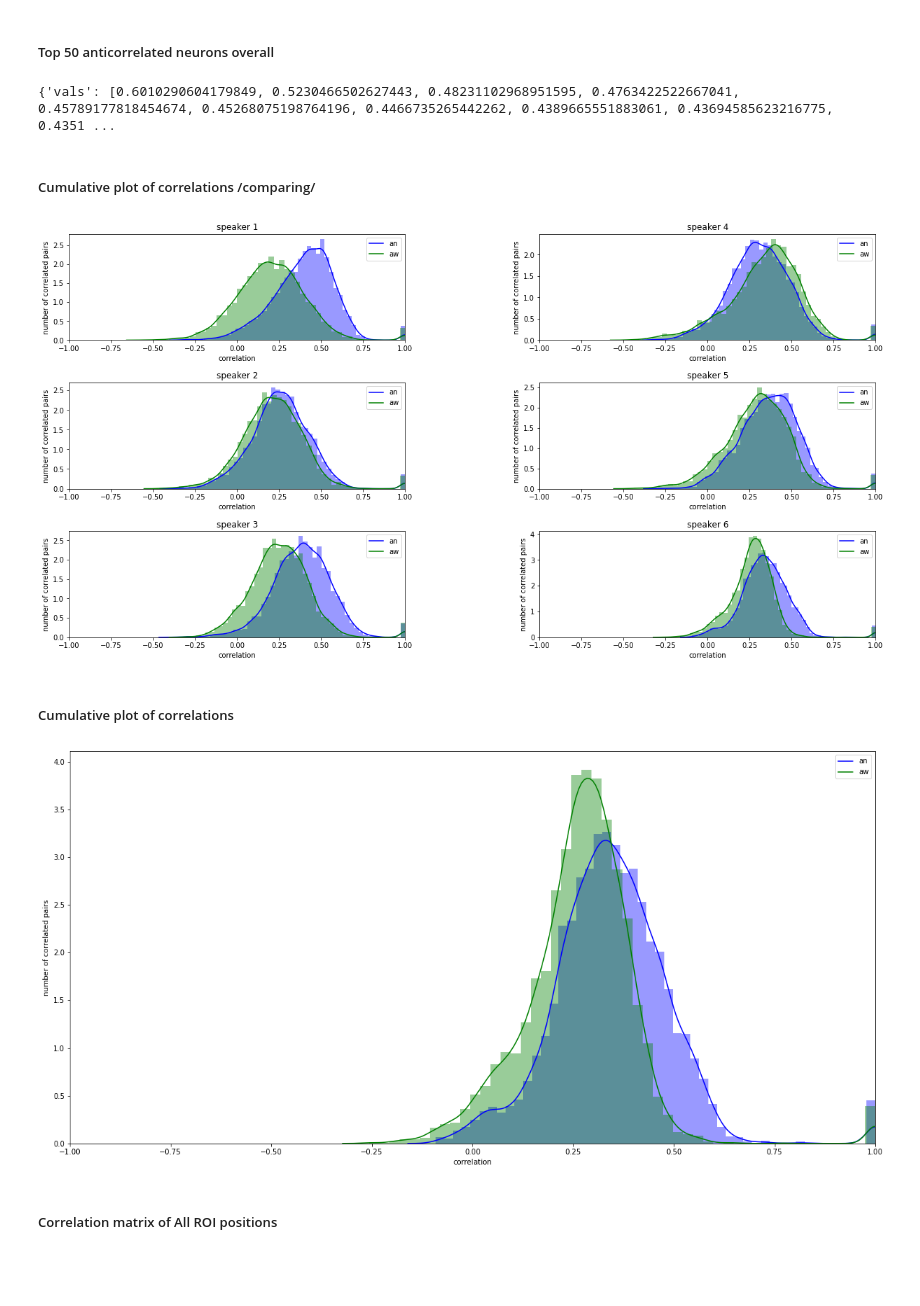
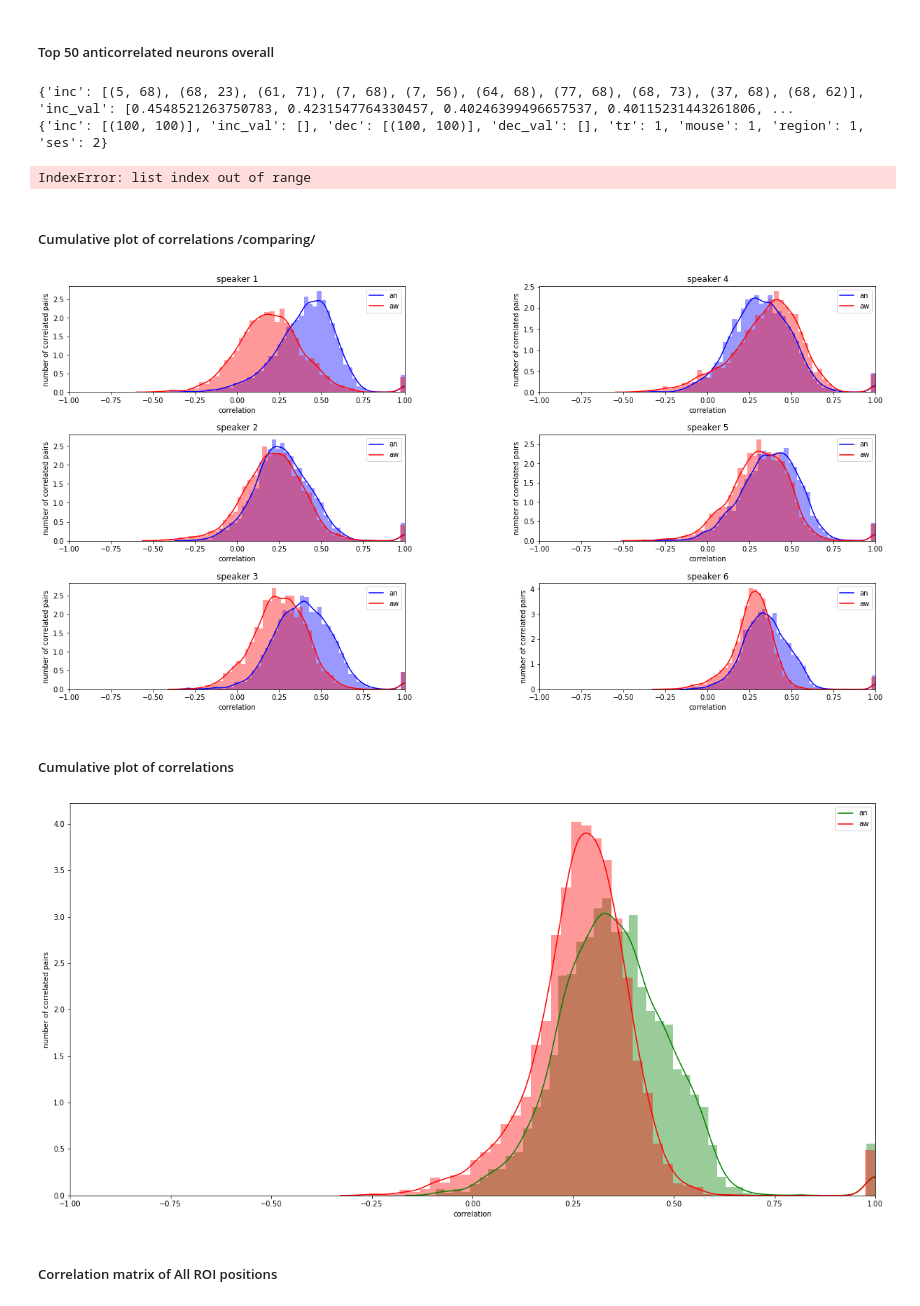
Before and after one commit to nedeljkovicmajaa/LMU_neuroscience, a Jupyter notebook: noise_correlation.ipynb, the cells around one changed output. Cells and saved outputs as stored; diff of their text form; code cells hidden in the pictures; blank space fills up the shorter version.

```diff
--- a/noise_correlation.ipynb
+++ b/noise_correlation.ipynb
@@ -97,22 +125,23 @@ for trial in range(1,len(index)):
 
     for sesion in range(4):
 
-        f,(ax1,ax2) = plt.subplots(1,2,sharey=False,figsize=(40, 20))
+        f,ax = plt.subplots(sharey=False,figsize=(40, 20))
 
         #choose session
         dat_sean = dat_stan[:, sesion, :, :]
         dat_seaw = dat_staw[:, sesion, :, :]
 
         #make dict to convert to dataframe
-        dat_df_an, dat_df_aw = make_dict(dat_sean, dat_seaw)
+        dat_df_an, dat_df_aw = make_dict(index, trial, lista[sesion], dat_sean, dat_seaw)
 
         #exclude the rows/columns which index is not in the other dataframe
         df_corr_an, df_corr_aw = exclude_nan(dat_df_an, dat_df_aw)
 
         #plot the correlation matrix
-        sns.heatmap(df_corr_an, vmax=1, vmin=-1, ax=ax1)
-        sns.heatmap(df_corr_aw, vmax=1, vmin=-1, ax=ax2)
+        sns.heatmap(df_corr_an, vmax=1, vmin=-1, center=0)
 
-        break
+        #sns.heatmap(df_corr_aw, vmax=1, vmin=-1, ax=ax2)
+        #print(pd.DataFrame(np.corrcoef(np.hstack((np.matrix(dat_df_an), np.matrix(dat_df_aw))),rowvar=False)[0,1:]))
+
     break
 # %% [output]
@@ -136,7 +168,7 @@ for trial in range(1,len(index)):
         dat_seaw = dat_staw[:, sesion, :, :]
 
         #make dict to convert to dataframe
-        dat_df_an, dat_df_aw = make_dict(dat_sean, dat_seaw)
+        dat_df_an, dat_df_aw = make_dict(index, trial, lista[sesion], dat_sean, dat_seaw)
 
         #exclude the rows/columns which index is not in the other dataframe
         df_corr_an, df_corr_aw = exclude_nan(dat_df_an, dat_df_aw)
@@ -170,19 +202,19 @@ for trial in range(1,len(index)):
         dat_seaw = dat_staw[:, sesion, :, :]
 
         #make dict to convert to dataframe
-        dat_df_an, dat_df_aw = make_dict(dat_sean, dat_seaw)
+        dat_df_an, dat_df_aw = make_dict(index, trial, lista[sesion], dat_sean, dat_seaw)
 
         #exclude the rows/columns which index is not in the other dataframe
         df_corr_an, df_corr_aw = exclude_nan(dat_df_an, dat_df_aw)
 
         #difference between the two correlation matrices
-        df_corr_diff_inc = (df_corr_aw - df_corr_an)/2
-        df_corr_diff_dec = (df_corr_an - df_corr_aw)/2
+        df_corr_diff_inc = (df_corr_aw - df_corr_an)
+        df_corr_diff_dec = (df_corr_an - df_corr_aw)
 
         #finding max differences in the whole dataframe
-        top_inc = df_corr_diff.stack().nlargest(20).index.tolist()
+        top_inc = df_corr_diff_inc.stack().nlargest(20).index.tolist()
         del top_inc[1::2]
-        top_dec = df_corr_diff.stack().nlargest(20).index.tolist()
+        top_dec = df_corr_diff_dec.stack().nlargest(20).index.tolist()
         del top_dec[1::2]
 
         #saving the data as dictionary
@@ -196,8 +228,9 @@ for trial in range(1,len(index)):
         top_change_tr['region'] = 1 if(trial%2 != 0) else 2
         top_change_tr['ses'] = sesion + 1
 
-        #print(top_change_tr)
         all_dict.append(top_change_tr)
+
+        del top_inc, top_dec
 # %% [markdown]
 ##### Top 50 anticorrelated neurons overall
 # %%
@@ -205,6 +238,7 @@ vals = []
 info = []
 
 for i in all_dict:
+    print(i)
     for j in range(10):
         vals.append(i['inc_val'][j])
         info.append([i['tr'], i['mouse'], i['region'], i['ses'], i['inc'][j]])
@@ -221,7 +255,9 @@ top50_change_tr['info'] = info_sort[:50]
 
 print(top50_change_tr)
 # %% [output]
-{'vals': [0.6010290604179849, 0.5230466502627443, 0.48231102968951595, 0.4763422522667041, 0.45789177818454674, 0.45268075198764196, 0.4466735265442262, 0.4389665551883061, 0.43694585623216775, 0.4351 ...
+{'inc': [(5, 68), (68, 23), (61, 71), (7, 68), (7, 56), (64, 68), (77, 68), (68, 73), (37, 68), (68, 62)], 'inc_val': [0.4548521263750783, 0.4231547764330457, 0.40246399496657537, 0.40115231443261806, ...
+{'inc': [(100, 100)], 'inc_val': [], 'dec': [(100, 100)], 'dec_val': [], 'tr': 1, 'mouse': 1, 'region': 1, 'ses': 2}
+IndexError: list index out of range
 # %% [markdown]
 ##### Cumulative plot of correlations /comparing/
 # %%
@@ -246,9 +282,9 @@ for trial in range(1,len(index)):
         for speaker in range(0,6):
             #make dict to convert to dataframe
             if(speaker==5):
-                dat_df_an, dat_df_aw = make_dict(dat_sean, dat_seaw)
+                dat_df_an, dat_df_aw = make_dict(index, trial, lista[sesion], dat_sean, dat_seaw)
             else:
-                dat_df_an, dat_df_aw = make_dict_one_speaker(dat_sean, dat_seaw, speaker)
+                dat_df_an, dat_df_aw = make_dict_one_speaker(index, trial, lista[sesion], dat_sean, dat_seaw, speaker)
 
             #exclude the rows/columns which index is not in the other dataframe
             df_corr_an, df_corr_aw = exclude_nan(dat_df_an, dat_df_aw)
@@ -265,7 +301,7 @@ for trial in range(1,len(index)):
             ax[speaker%3][speaker//3].set_title('speaker ' + str(speaker+1))
 
             sns.distplot(so1, hist=True, color="b", ax=ax[speaker%3][speaker//3])
-            sns.distplot(so2, hist=True, color="g", ax=ax[speaker%3][speaker//3])
+            sns.distplot(so2, hist=True, color="r", ax=ax[speaker%3][speaker//3])
             ax[speaker%3][speaker//3].legend(['an', 'aw'])
             plt.subplots_adjust(left=0.1,
                     bottom=0.1,
@@ -277,7 +313,7 @@ for trial in range(1,len(index)):
         break
     break
 # %% [output]
-[figure, old version]
+[figure, new version]
 # %% [markdown]
 ##### Cumulative plot of correlations
 # %%
@@ -291,37 +327,37 @@ for trial in range(1,len(index)):
 
     index, dat_tr, dat_stan, dat_staw = divide_data(index, trial, mat_load)
 
     for sesion in range(4):
 
         #choose session
         dat_sean = dat_stan[:, sesion, :, :]
         dat_seaw = dat_staw[:, sesion, :, :]
 
         #make dict to convert to dataframe
-        dat_df_an, dat_df_aw = make_dict(dat_sean, dat_seaw)
+        dat_df_an, dat_df_aw = make_dict(index, trial, lista[sesion], dat_sean, dat_seaw)
 
         #exclude the rows/columns which index is not in the other dataframe
         df_corr_an, df_corr_aw = exclude_nan(dat_df_an, dat_df_aw)
 
         df_an_line = df_corr_an.unstack()
         so1 = df_an_line.sort_values(kind="quicksort")
         df_aw_line = df_corr_aw.unstack()
         so2 = df_aw_line.sort_values(kind="quicksort")
 
         #plot the correlation distribution
         f, ax = plt.subplots(figsize=(20, 10))
         ax.set_xlim([-1, 1])
         ax.set_xlabel('correlation')
         ax.set_ylabel('number of correlated pairs')
 
-        sns.distplot(so1, hist=True, color="b")
-        sns.distplot(so2, hist=True, color="g")
+        sns.distplot(so1, hist=True, color="g")
+        sns.distplot(so2, hist=True, color="r")
         ax.legend(['an', 'aw'])
 
         break
     break
 # %% [output]
-[figure, old version]
+[figure, new version]
 # %% [markdown]
 ##### Correlation matrix of All ROI positions
 # %%
```
Also changed, not shown: parts of 9 cells of this notebook, 1 other file.
